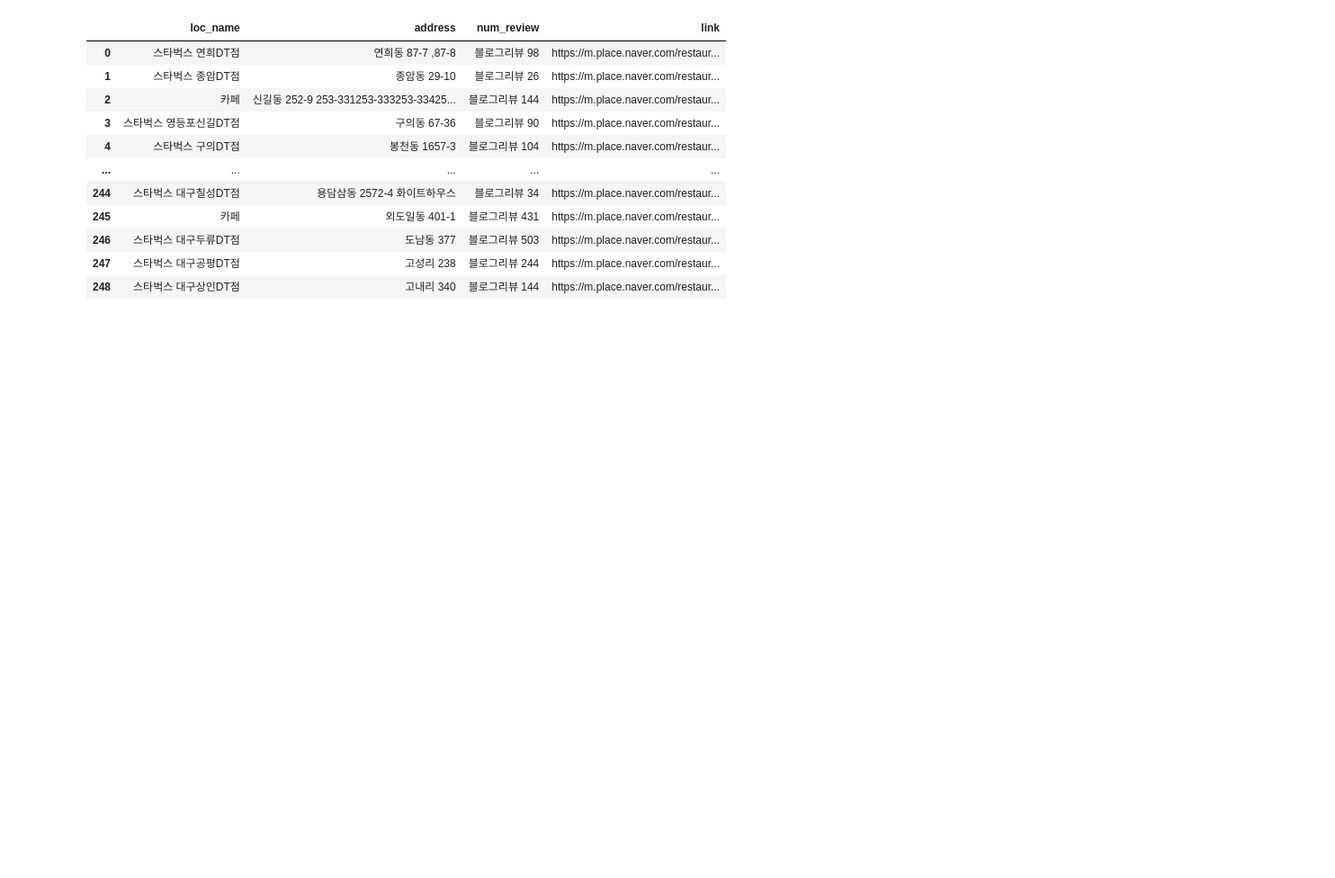
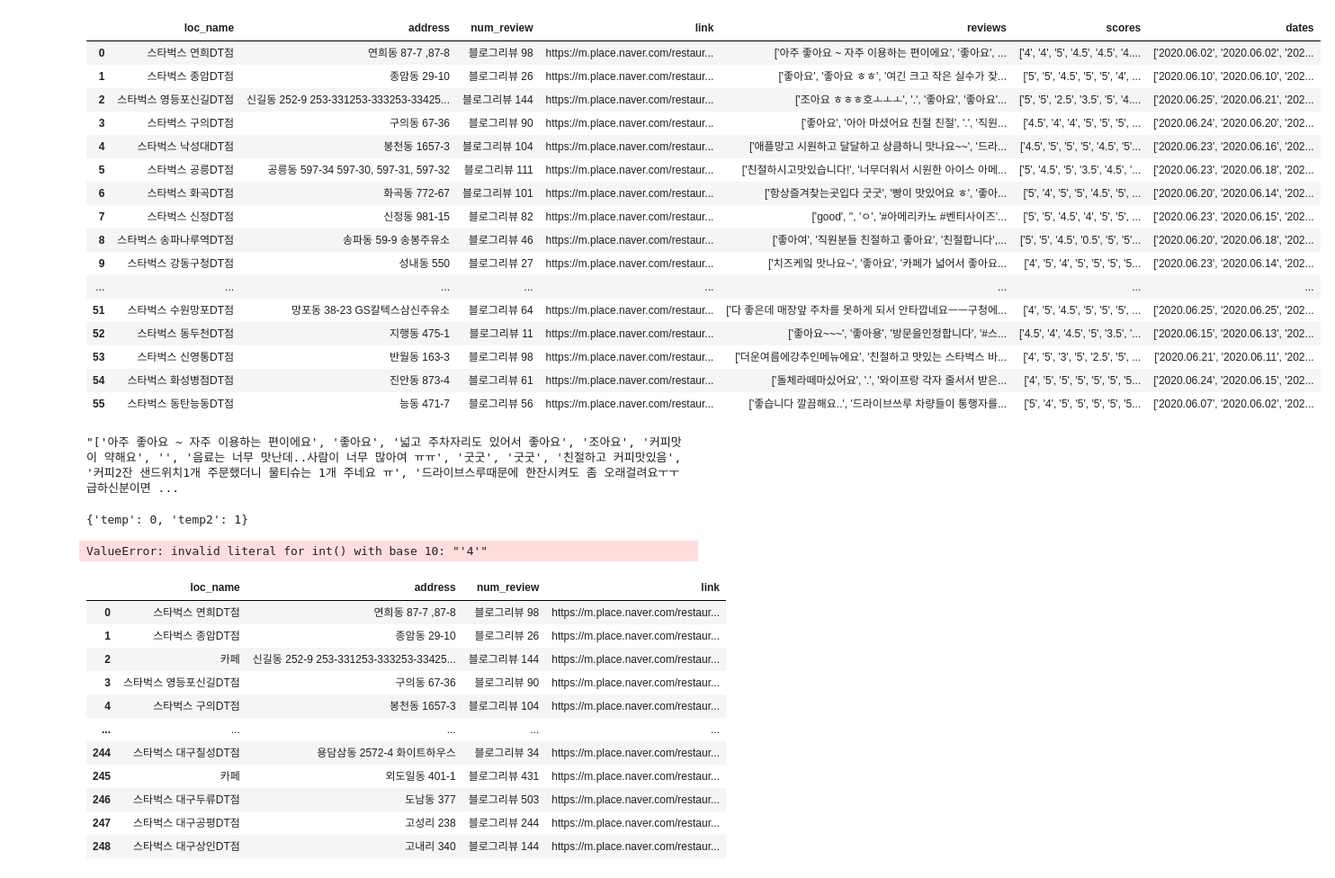
Before and after one commit to Edwardkim0/kakamap_crawler, a Jupyter notebook: distance_cal-Copy1.ipynb, the cells around one changed output. Shown: that part at 90% size. Cells and saved outputs as stored; diff of their text form; code cells hidden in the pictures; blank space fills up the shorter version.

```diff
--- a/distance_cal-Copy1.ipynb
+++ b/distance_cal-Copy1.ipynb
@@ -1,3 +1,29 @@
 # %%
 import pandas as pd
 import geopy.distance
+# %%
+x = pd.read_csv('/Users/dhkim/PycharmProjects/kakomap_crwal/data/2020-06-25_17_45_스타벅스dt.csv_review.csv', sep='\t')
+x = x.drop(x.columns[0], axis=1)
+x
+# %% [output]
+|  | loc_name | address | num_review | link | reviews | scores | dates |
+| 0 | 스타벅스 연희DT점 | 연희동 87-7 ,87-8 | 블로그리뷰 98 | https://m.place.naver.com/restaur... | ['아주 좋아요 ~ 자주 이용하는 편이에요', '좋아요', ... | ['4', '4', '5', '4.5', '4.5', '4.... | ['2020.06.02', '2020.06.02', '202... |
+| 1 | 스타벅스 종암DT점 | 종암동 29-10 | 블로그리뷰 26 | https://m.place.naver.com/restaur... | ['좋아요', '좋아요 ㅎㅎ', '여긴 크고 작은 실수가 잦... | ['5', '5', '4.5', '5', '5', '4', ... | ['2020.06.10', '2020.06.10', '202... |
+| 2 | 스타벅스 영등포신길DT점 | 신길동 252-9 253-331253-333253-33425... | 블로그리뷰 144 | https://m.place.naver.com/restaur... | ['조아요 ㅎㅎㅎ호ㅗㅗㅗ', '.', '좋아요', '좋아요'... | ['5', '5', '2.5', '3.5', '5', '4.... | ['2020.06.25', '2020.06.21', '202... |
+| 3 | 스타벅스 구의DT점 | 구의동 67-36 | 블로그리뷰 90 | https://m.place.naver.com/restaur... | ['좋아요', '아아 마셨어요 친절 친절', '.', '직원... | ['4.5', '4', '4', '5', '5', '5', ... | ['2020.06.24', '2020.06.20', '202... |
+| 4 | 스타벅스 낙성대DT점 | 봉천동 1657-3 | 블로그리뷰 104 | https://m.place.naver.com/restaur... | ['애플망고 시원하고 달달하고 상큼하니 맛나요~~', '드라... | ['4.5', '5', '5', '5', '4.5', '5'... | ['2020.06.23', '2020.06.16', '202... |
+| 5 | 스타벅스 공릉DT점 | 공릉동 597-34 597-30, 597-31, 597-32 | 블로그리뷰 111 | https://m.place.naver.com/restaur... | ['친절하시고맛있습니다!', '너무더워서 시원한 아이스 아메... | ['5', '4.5', '5', '3.5', '4.5', '... | ['2020.06.23', '2020.06.18', '202... |
+| 6 | 스타벅스 화곡DT점 | 화곡동 772-67 | 블로그리뷰 101 | https://m.place.naver.com/restaur... | ['항상즐겨찾는곳입다 굿굿', '빵이 맛있어요 ㅎ', '좋아... | ['5', '4', '5', '5', '4.5', '5', ... | ['2020.06.20', '2020.06.14', '202... |
+| 7 | 스타벅스 신정DT점 | 신정동 981-15 | 블로그리뷰 82 | https://m.place.naver.com/restaur... | ['good', '', 'ㅇ', '#아메리카노 #벤티사이즈'... | ['5', '5', '4.5', '4', '5', '5', ... | ['2020.06.23', '2020.06.15', '202... |
+| 8 | 스타벅스 송파나루역DT점 | 송파동 59-9 송봉주유소 | 블로그리뷰 46 | https://m.place.naver.com/restaur... | ['좋아여', '직원분들 친절하고 좋아요', '친절합니다',... | ['5', '5', '4.5', '0.5', '5', '5'... | ['2020.06.20', '2020.06.18', '202... |
+| 9 | 스타벅스 강동구청DT점 | 성내동 550 | 블로그리뷰 27 | https://m.place.naver.com/restaur... | ['치즈케잌 맛나요~', '좋아요', '카페가 넓어서 좋아요... | ['4', '5', '4', '5', '5', '5', '5... | ['2020.06.23', '2020.06.14', '202... |
+| ... | ... | ... | ... | ... | ... | ... | ... |
+| 51 | 스타벅스 수원망포DT점 | 망포동 38-23 GS칼텍스삼신주유소 | 블로그리뷰 64 | https://m.place.naver.com/restaur... | ['다 좋은데 매장앞 주차를 못하게 되서 안타깝네요ㅡㅡ구청에... | ['4', '5', '4.5', '5', '5', '5', ... | ['2020.06.25', '2020.06.25', '202... |
+| 52 | 스타벅스 동두천DT점 | 지행동 475-1 | 블로그리뷰 11 | https://m.place.naver.com/restaur... | ['좋아요~~~', '좋아용', '방문을인정합니다', '#스... | ['4.5', '4', '4.5', '5', '3.5', '... | ['2020.06.15', '2020.06.13', '202... |
+| 53 | 스타벅스 신영통DT점 | 반월동 163-3 | 블로그리뷰 98 | https://m.place.naver.com/restaur... | ['더운여름에강추인메뉴에요', '친절하고 맛있는 스타벅스 바... | ['4', '5', '3', '5', '2.5', '5', ... | ['2020.06.21', '2020.06.11', '202... |
+| 54 | 스타벅스 화성병점DT점 | 진안동 873-4 | 블로그리뷰 61 | https://m.place.naver.com/restaur... | ['돌체라떼마싰어요', '.', '와이프랑 각자 줄서서 받은... | ['4', '5', '5', '5', '5', '5', '5... | ['2020.06.24', '2020.06.15', '202... |
+| 55 | 스타벅스 동탄능동DT점 | 능동 471-7 | 블로그리뷰 56 | https://m.place.naver.com/restaur... | ['좋습니다 깔끔해요..', '드라이브쓰루 차량들이 통행자를... | ['5', '4', '5', '5', '5', '5', '5... | ['2020.06.07', '2020.06.02', '202... |
+# %%
+x['reviews'][0]
+# %% [output]
+"['아주 좋아요 ~ 자주 이용하는 편이에요', '좋아요', '넓고 주차자리도 있어서 좋아요', '조아요', '커피맛이 약해요', '', '음료는 너무 맛난데..사람이 너무 많아여 ㅠㅠ', '굿굿', '굿굿', '친절하고 커피맛있음', '커피2잔 샌드위치1개 주문했더니 물티슈는 1개 주네요 ㅠ', '드라이브스루때문에 한잔시켜도 좀 오래걸려요ㅜㅜ 급하신분이면 ...
@@ -4,3 +32,15 @@ import geopy.distance
+# %%
+x['reviews'][0]
+# %% [output]
+{'temp': 0, 'temp2': 1}
+# %%
+x['receipt_num'] = x['dates'].map(lambda x:len(x))
+y = x.loc[0, 'scores']
+y = y.replace('[', '')
+y = y.replace(']', '')
+[int(k) for k in y.split(',')]
+# %% [output]
+ValueError: invalid literal for int() with base 10: "'4'"
 # %%
 x = pd.read_csv('data/2020-06-25_16_23_스타벅스dt.csv', sep='\t')
 x = x.drop(x.columns[0], axis=1)
```
Also changed, not shown: parts of 2 cells of this notebook, 5 other files.
